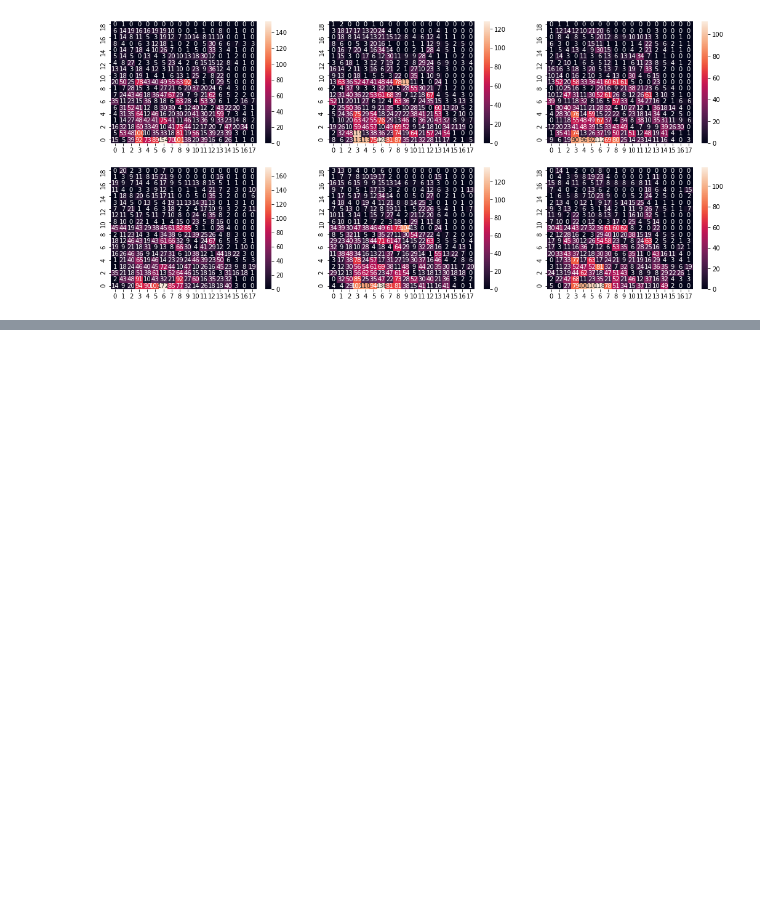
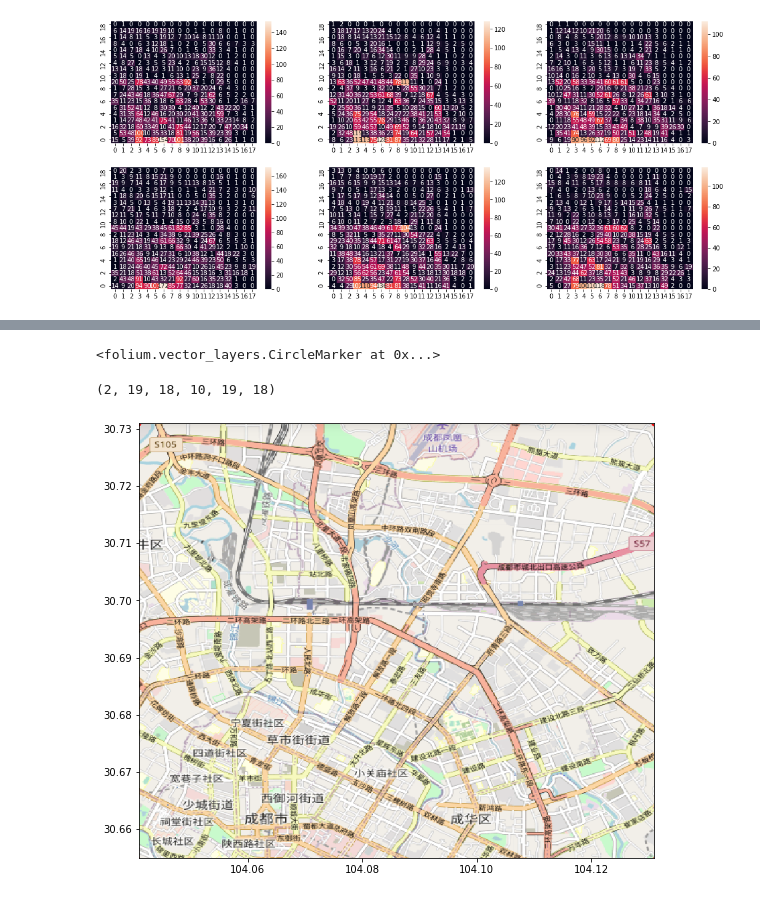
Before and after one commit to dreamzz5/ST-resnet_torch--DIDI, a Jupyter notebook: Z_result/Untitled.ipynb, the cells around one changed output, grey strips where cells are left out. Cells and saved outputs as stored; diff of their text form; code cells hidden in the pictures; blank space fills up the shorter version.

```diff
--- a/Z_result/Untitled.ipynb
+++ b/Z_result/Untitled.ipynb
@@ -251,0 +252,48 @@ Text(0.5, 1.0, 'outflow')
+# %%
+import numpy as np
+import folium
+from folium import plugins
+from folium.plugins import HeatMap
+lat,lon=30.655,104.041
+
+m = folium.Map([lat, lon], zoom_start=11)
+folium.CircleMarker(
+    location=[lat,lon],
+    radius=1,
+    color='red',
+).add_to(m)
+folium.CircleMarker(
+    location=[lat,lon+0.005*18],
+    radius=1,
+    color='red',
+).add_to(m)
+folium.CircleMarker(
+    location=[lat+0.004*19,lon],
+    radius=1,
+    color='red',
+).add_to(m)
+folium.CircleMarker(
+    location=[lat+0.004*19,lon+0.005*18],
+    radius=1,
+    color='red',
+).add_to(m)
+#m
+# %% [output]
+<folium.vector_layers.CircleMarker at 0x...>
+# %%
+maps=plt.imread('../map.png')
+maps.shape
+grad=np.load('../result/Test_c_grad.npy')
+# %%
+grad.shape
+# %% [output]
+(2, 19, 18, 10, 19, 18)
+# %%
+plt.figure(figsize=(19,8))
+BB=(lon,lon+18*0.005,lat,lat+19*0.004)
+plt.xlim((lon,lon+18*0.005))
+plt.ylim((lat,lat+19*0.004))
+plt.imshow(maps,extent=BB) # 显示图片
+plt.show()
+# %% [output]
+[figure, added]
```
Also changed, not shown: parts of 8 cells of this notebook, 45 other files.
